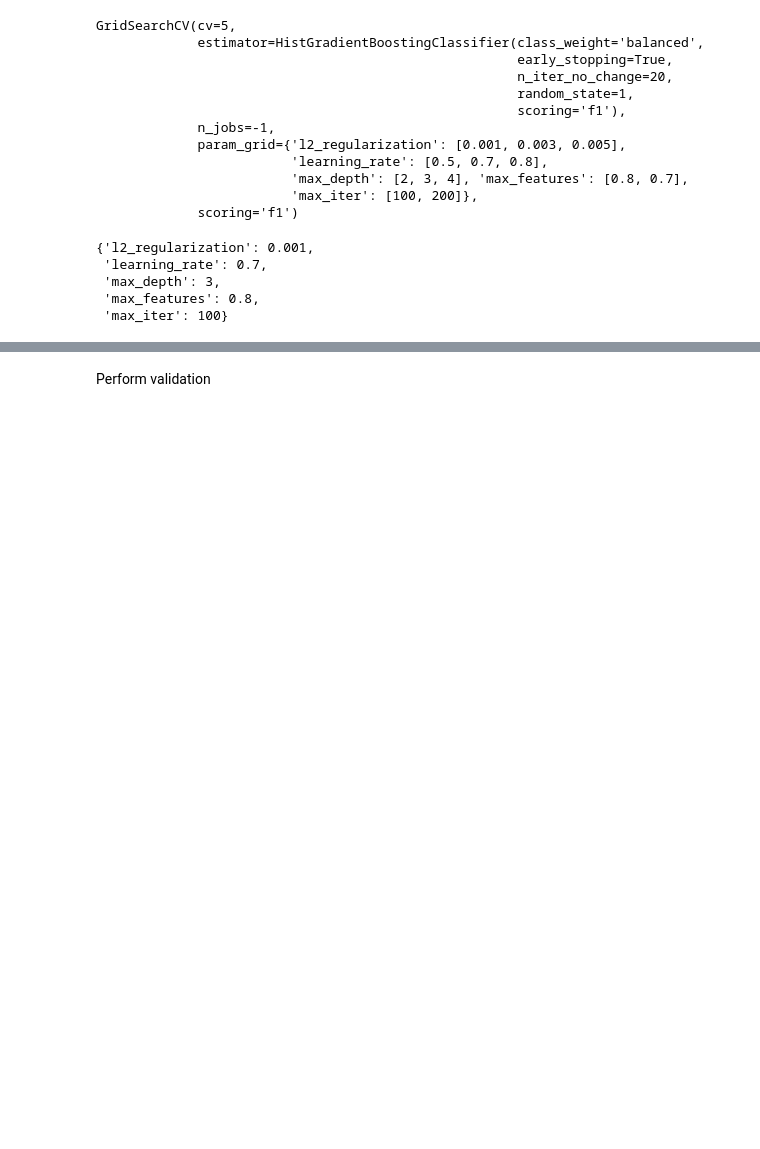
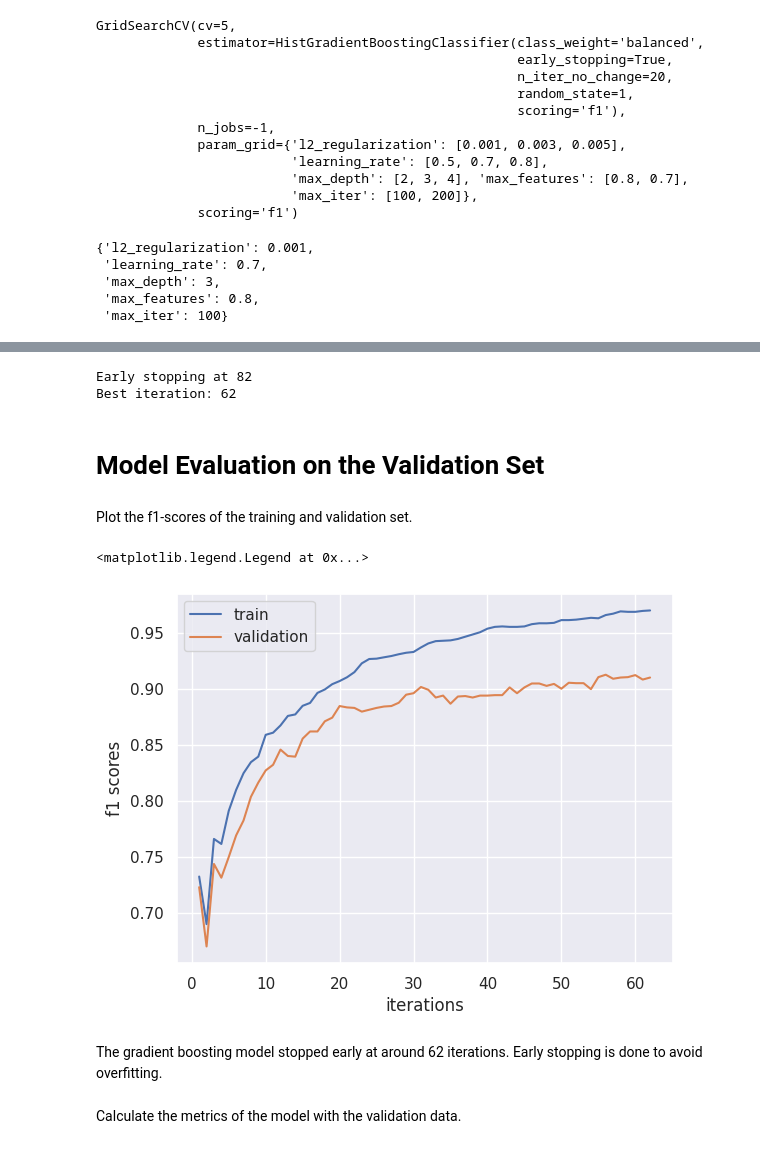
Before and after one commit to renzasprec/Credit-Card-Customer-Churn, a Jupyter notebook: Credit_Card_Customer_Churn.ipynb, the cells around one changed output, grey strips where cells are left out. Saved outputs shown, nothing was run; the diff lists cells and outputs as text; code cells hidden in the pictures; blank space fills up the shorter version.

Commit message:
completed model fitting added model evaluations on both validation and test sets

```diff
--- a/Credit_Card_Customer_Churn.ipynb
+++ b/Credit_Card_Customer_Churn.ipynb
@@ -581,9 +592,47 @@ Investigate the f1-score of the gradient boosting model for each iteration.
+# %%
+tol = 1e-7 # tolerance
+n_iter_no_change = 20 # number of iterations with no improvement before stopping
 # %%
-boosting_scores = {
-    'iterations' : range(clf.n_iter_),
-    'train' : clf.train_score_[1:],
-    'validation (model)' : clf.validation_score_[1:],
-    'validation' : [f1_score(y_validation, y_pred) for y_pred in clf.staged_predict(X_validation_preprocessed)]
-}
+train_scores = [f1_score(y_train, y_pred) for y_pred in clf.staged_predict(X_train_preprocessed)]
+validation_scores = [f1_score(y_validation, y_pred) for y_pred in clf.staged_predict(X_validation_preprocessed)]
-# %% [markdown]
-Perform validation
+# %%
+patience = 0 # initialize patience for tracking improvement of scores
+for i in range(1,len(validation_scores)):
+  if i == 1:
+    best_score = validation_scores[i-1] # intialize the value of best_score
+  if (validation_scores[i] - best_score) > tol: # check if the difference of the current score and the best score is greater than the defined tolerance
+    patience = 0 # reset the patience if better
+    best_score = validation_scores[i]
+  patience += 1 # add 1 to the patience if not better than the best score
+
+  # check if patience is equal to n_iter_no_change
+  if patience >= n_iter_no_change:
+    best_iteration = i - n_iter_no_change
+    print(f'Early stopping at {i} \nBest iteration: {best_iteration}')
+    break
+# %% [output]
+Early stopping at 82
+Best iteration: 62
+# %% [markdown]
+# Model Evaluation on the Validation Set
+# %% [markdown]
+Plot the f1-scores of the training and validation set.
+# %%
+boosting_scores = {
+    'boosting iterations' : range(1, best_iteration+1),
+    'train' : train_scores[:best_iteration],
+    'validation' : validation_scores[:best_iteration],
+}
+# %%
+plt.plot(boosting_scores['boosting iterations'], boosting_scores['train'], label='train')
+plt.plot(boosting_scores['boosting iterations'], boosting_scores['validation'], label='validation')
+plt.xlabel('iterations')
+plt.ylabel('f1 scores')
+plt.legend()
+# %% [output]
+<matplotlib.legend.Legend at 0x...>
+[figure, added]
+# %% [markdown]
+The gradient boosting model stopped early at around 62 iterations. Early stopping is done to avoid overfitting.
+# %% [markdown]
+Calculate the metrics of the model with the validation data.
```
Also changed, not shown: parts of 24 cells of this notebook.
